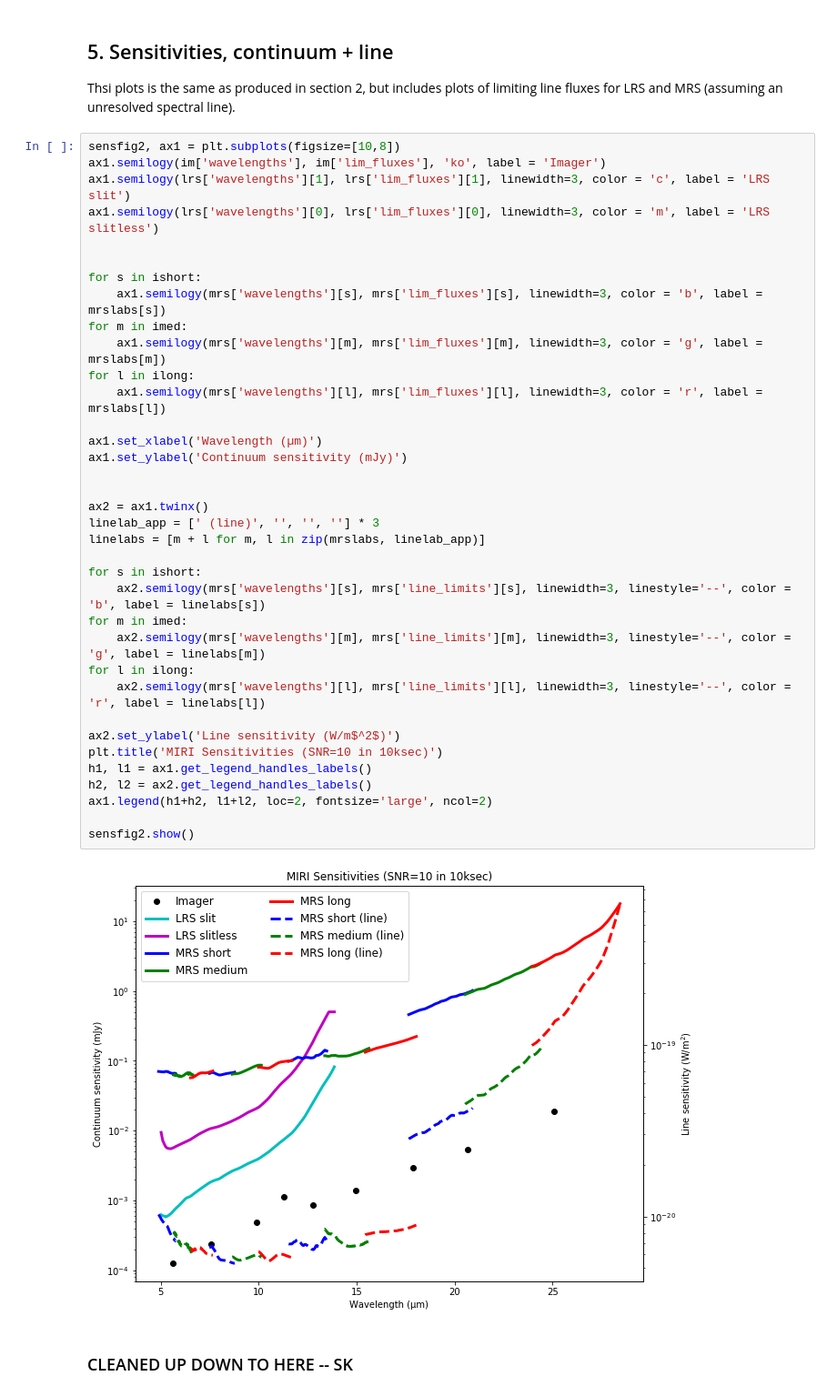
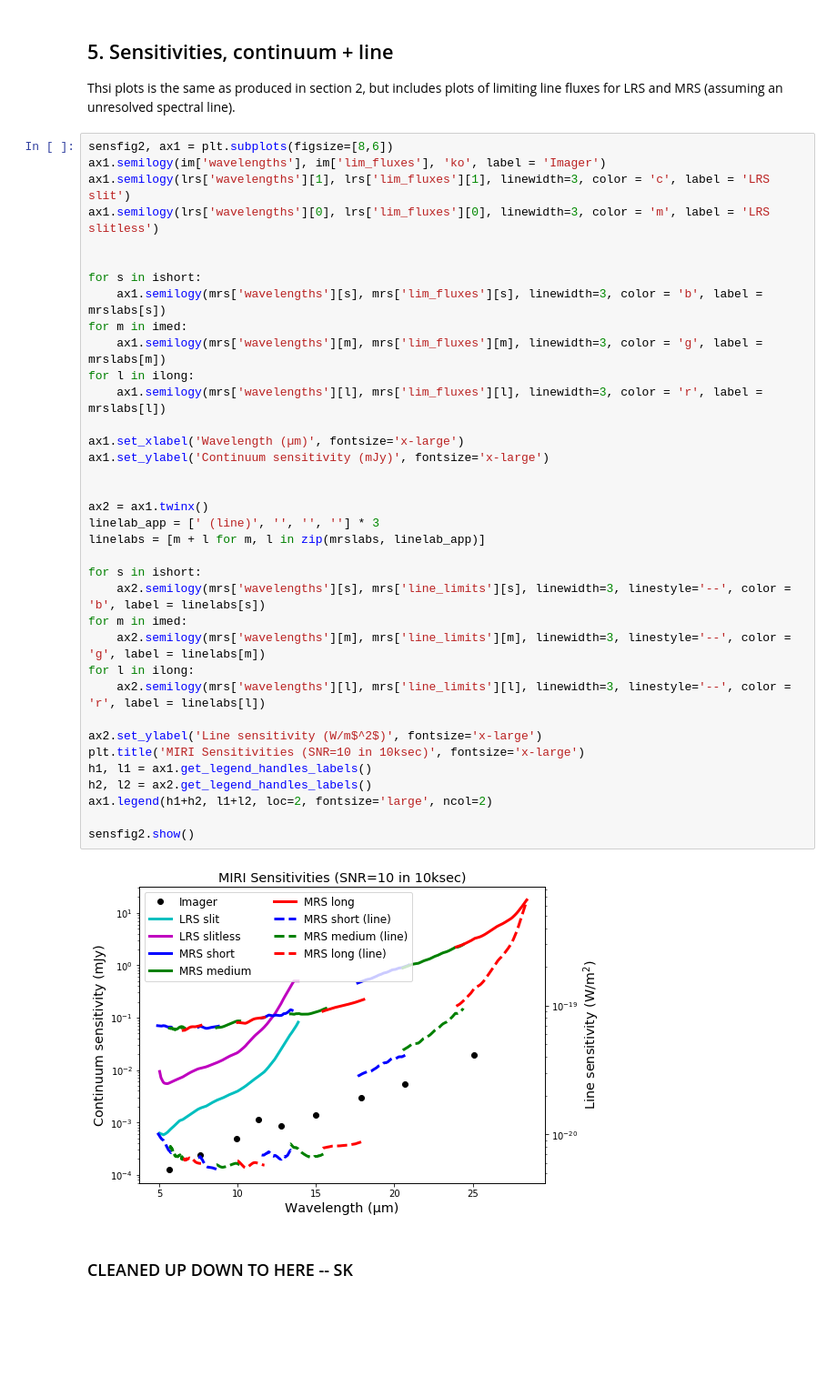
Before and after one commit to STScI-MIRI/JDox-SensitivityAndSaturationLimits, a Jupyter notebook: MIRI_Sensitivity_BrightSource_Tables_ETC1.5.ipynb, the cells around one changed output. Shown at 91% size. Drawn from its saved outputs; the diff is of its cells as text; blank space fills up the shorter version.

```diff
--- a/MIRI_Sensitivity_BrightSource_Tables_ETC1.5.ipynb
+++ b/MIRI_Sensitivity_BrightSource_Tables_ETC1.5.ipynb
@@ -216,42 +189,42 @@ blim_fig.show()
 
 Thsi plots is the same as produced in section 2, but includes plots of limiting line fluxes for LRS and MRS (assuming an unresolved spectral line).
 # %%
-sensfig2, ax1 = plt.subplots(figsize=[10,8])
+sensfig2, ax1 = plt.subplots(figsize=[8,6])
 ax1.semilogy(im['wavelengths'], im['lim_fluxes'], 'ko', label = 'Imager')
 ax1.semilogy(lrs['wavelengths'][1], lrs['lim_fluxes'][1], linewidth=3, color = 'c', label = 'LRS slit')
 ax1.semilogy(lrs['wavelengths'][0], lrs['lim_fluxes'][0], linewidth=3, color = 'm', label = 'LRS slitless')
 
 
 for s in ishort:
     ax1.semilogy(mrs['wavelengths'][s], mrs['lim_fluxes'][s], linewidth=3, color = 'b', label = mrslabs[s])
 for m in imed:
     ax1.semilogy(mrs['wavelengths'][m], mrs['lim_fluxes'][m], linewidth=3, color = 'g', label = mrslabs[m])
 for l in ilong:
     ax1.semilogy(mrs['wavelengths'][l], mrs['lim_fluxes'][l], linewidth=3, color = 'r', label = mrslabs[l])
 
-ax1.set_xlabel('Wavelength (µm)')
-ax1.set_ylabel('Continuum sensitivity (mJy)')
+ax1.set_xlabel('Wavelength (µm)', fontsize='x-large')
+ax1.set_ylabel('Continuum sensitivity (mJy)', fontsize='x-large')
 
 
 ax2 = ax1.twinx()
 linelab_app = [' (line)', '', '', ''] * 3
 linelabs = [m + l for m, l in zip(mrslabs, linelab_app)]
 
 for s in ishort:
     ax2.semilogy(mrs['wavelengths'][s], mrs['line_limits'][s], linewidth=3, linestyle='--', color = 'b', label = linelabs[s])
 for m in imed:
     ax2.semilogy(mrs['wavelengths'][m], mrs['line_limits'][m], linewidth=3, linestyle='--', color = 'g', label = linelabs[m])
 for l in ilong:
     ax2.semilogy(mrs['wavelengths'][l], mrs['line_limits'][l], linewidth=3, linestyle='--', color = 'r', label = linelabs[l])
 
-ax2.set_ylabel('Line sensitivity (W/m$^2$)')
-plt.title('MIRI Sensitivities (SNR=10 in 10ksec)')
+ax2.set_ylabel('Line sensitivity (W/m$^2$)', fontsize='x-large')
+plt.title('MIRI Sensitivities (SNR=10 in 10ksec)', fontsize='x-large')
 h1, l1 = ax1.get_legend_handles_labels()
 h2, l2 = ax2.get_legend_handles_labels()
 ax1.legend(h1+h2, l1+l2, loc=2, fontsize='large', ncol=2)
 
 sensfig2.show()
 # %% [output]
-[figure, old version]
+[figure, new version]
 # %% [markdown]
 ### CLEANED UP DOWN TO HERE -- SK
```
Also changed, not shown: parts of 9 cells of this notebook, 3 other files.
